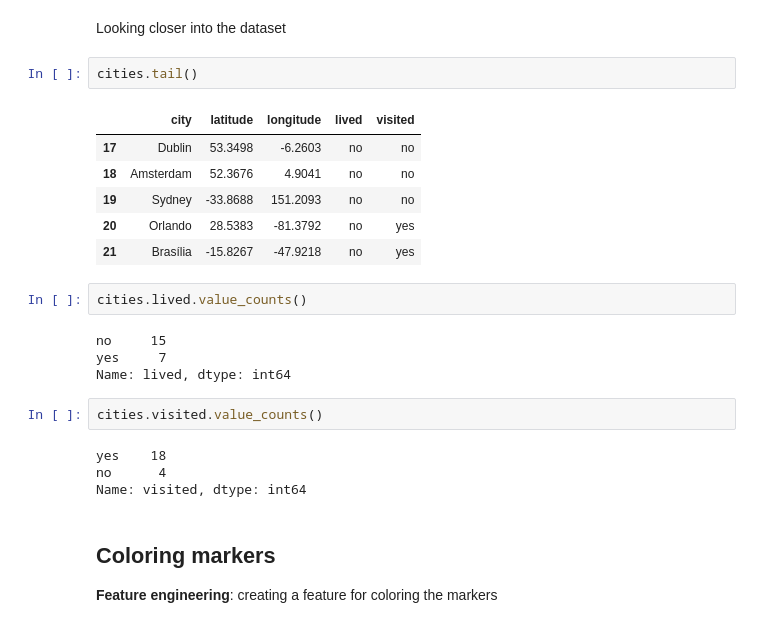
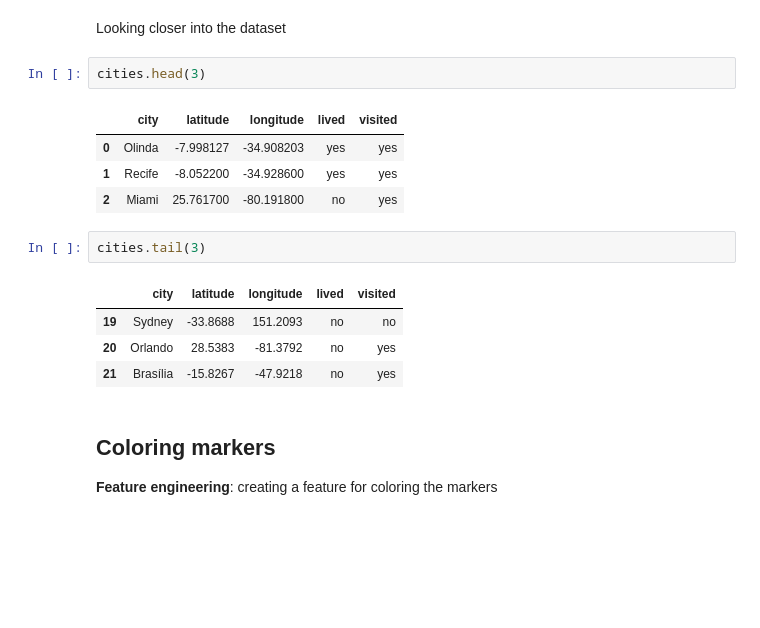
Before and after one commit to jtemporal/folium-101, a Jupyter notebook: folium-101.ipynb, the cells around one changed output. Cells and saved outputs as stored; diff of their text form; blank space fills up the shorter version.

```diff
--- a/folium-101.ipynb
+++ b/folium-101.ipynb
@@ -121,27 +101,20 @@ world_all_cities_tooltip
 world_all_cities_tooltip.save('maps_htmls/world_all_cities_tooltip.html')
 # %% [markdown]
 Looking closer into the dataset
+# %%
+cities.head(3)
+# %% [output]
+|  | city | latitude | longitude | lived | visited |
+| 0 | Olinda | -7.998127 | -34.908203 | yes | yes |
+| 1 | Recife | -8.052200 | -34.928600 | yes | yes |
+| 2 | Miami | 25.761700 | -80.191800 | no | yes |
 # %%
-cities.tail()
+cities.tail(3)
 # %% [output]
 |  | city | latitude | longitude | lived | visited |
-| 17 | Dublin | 53.3498 | -6.2603 | no | no |
-| 18 | Amsterdam | 52.3676 | 4.9041 | no | no |
 | 19 | Sydney | -33.8688 | 151.2093 | no | no |
 | 20 | Orlando | 28.5383 | -81.3792 | no | yes |
 | 21 | Brasília | -15.8267 | -47.9218 | no | yes |
-# %%
-cities.lived.value_counts()
-# %% [output]
-no     15
-yes     7
-Name: lived, dtype: int64
-# %%
-cities.visited.value_counts()
-# %% [output]
-yes    18
-no      4
-Name: visited, dtype: int64
 # %% [markdown]
 ## Coloring markers
 
```
Also changed, not shown: parts of 5 cells of this notebook, 6 other files.
